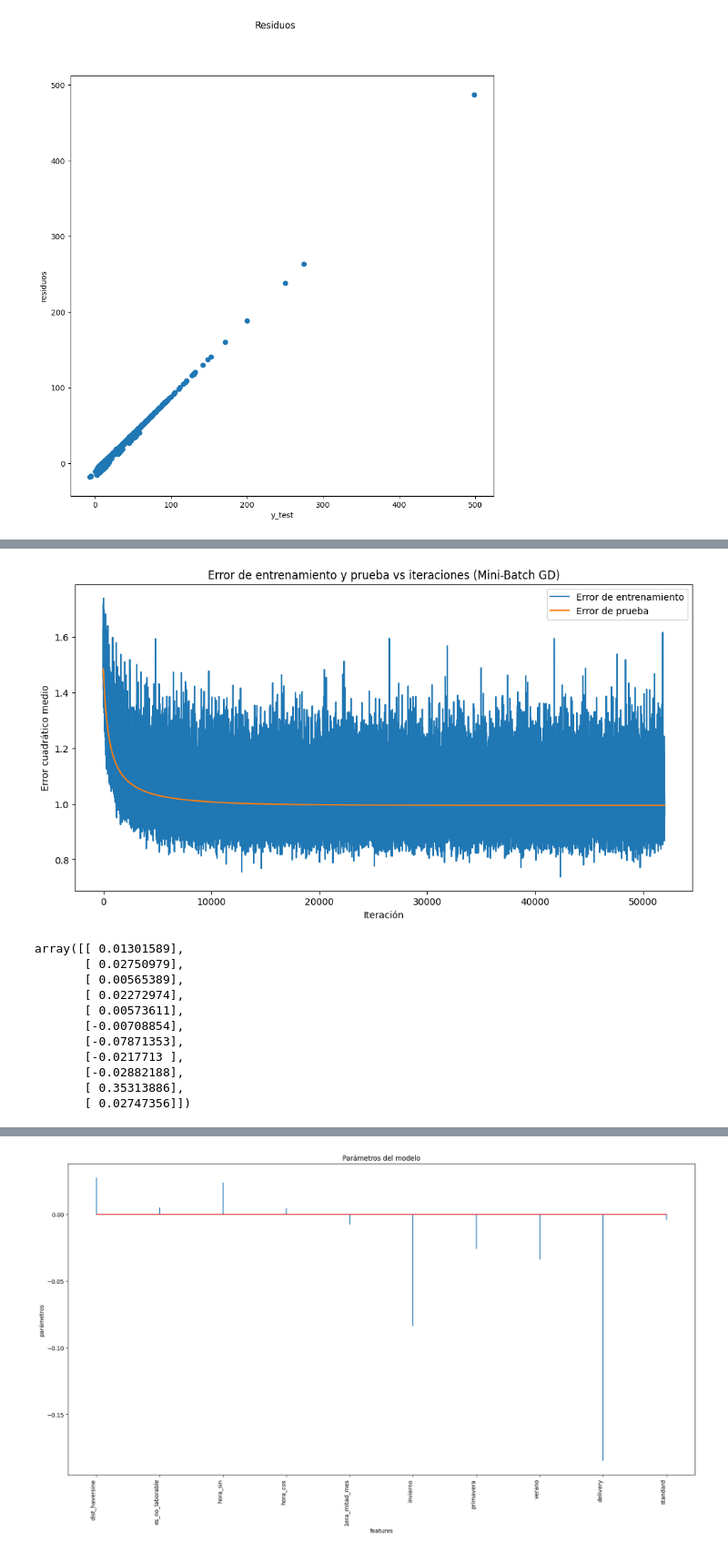
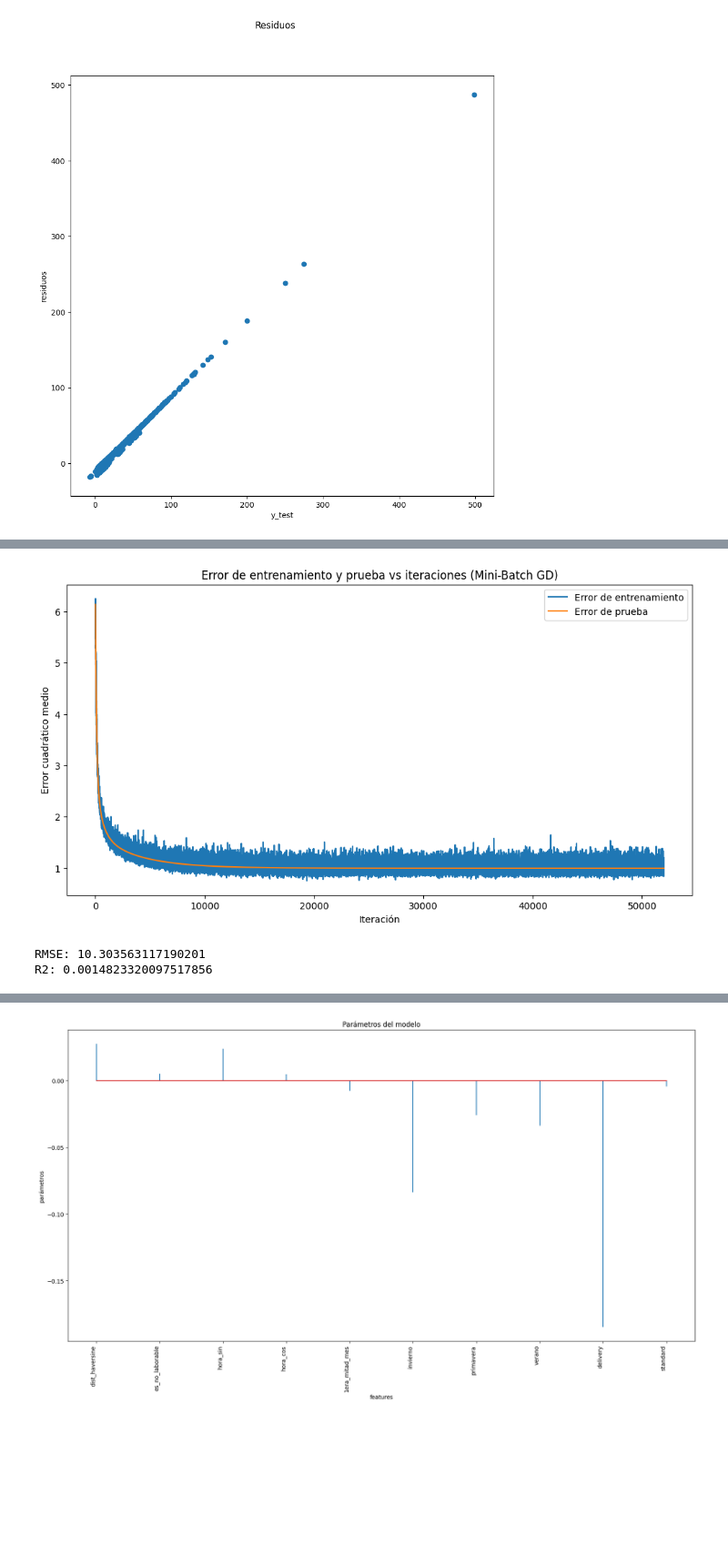
Before and after one commit to FedeZ2008/AA1-TUIA-2025C2-LEON-ZIMMER, a Jupyter notebook: TP1_Regresion.ipynb, the cells around one changed output, grey strips where cells are left out. Shown at 91% size. Saved outputs shown, nothing was run; the diff lists cells and outputs as text; code cells hidden in the pictures; blank space fills up the shorter version.

```diff
--- a/TP1_Regresion.ipynb
+++ b/TP1_Regresion.ipynb
@@ -642,15 +632,19 @@ R2: -0.05380531402165056
 # %%
-mini_batch_gradient_descent(x_train_gd, y_train_gd, x_val_gd, y_val_gd, lr=0.001, epochs=2000, batch_size=5000)
+coef_gmini = mini_batch_gradient_descent(x_train_gd, y_train_gd, x_val_gd, y_val_gd, lr=0.001, epochs=2000, batch_size=5000)
 # %% [output]
-[figure, old version]
+[figure, new version]
-array([[ 0.01301589],
-       [ 0.02750979],
-       [ 0.00565389],
-       [ 0.02272974],
-       [ 0.00573611],
-       [-0.00708854],
-       [-0.07871353],
-       [-0.0217713 ],
-       [-0.02882188],
-       [ 0.35313886],
-       [ 0.02747356]])
+# %%
+
+X_test_gd = np.hstack((np.ones((X_test.shape[0], 1)), X_test.values))
+y_pred_gd = np.matmul(X_test_gd, coef_gmini)
+y_pred_gd_descaled = scaler_y.inverse_transform(y_pred_gd.reshape(-1, 1))
+mse = mean_squared_error(y_test, y_pred_gd_descaled)
+rmse_gmini = np.sqrt(mse)
+R2_gmini = r2_score(y_test, y_pred_gd_descaled)
+
+
+print(f"RMSE: {rmse_gmini}")
+print(f"R2: {R2_gmini}")
+# %% [output]
+RMSE: 10.303563117190201
+R2: 0.0014823320097517856
```
Also changed, not shown: parts of 21 cells of this notebook.
